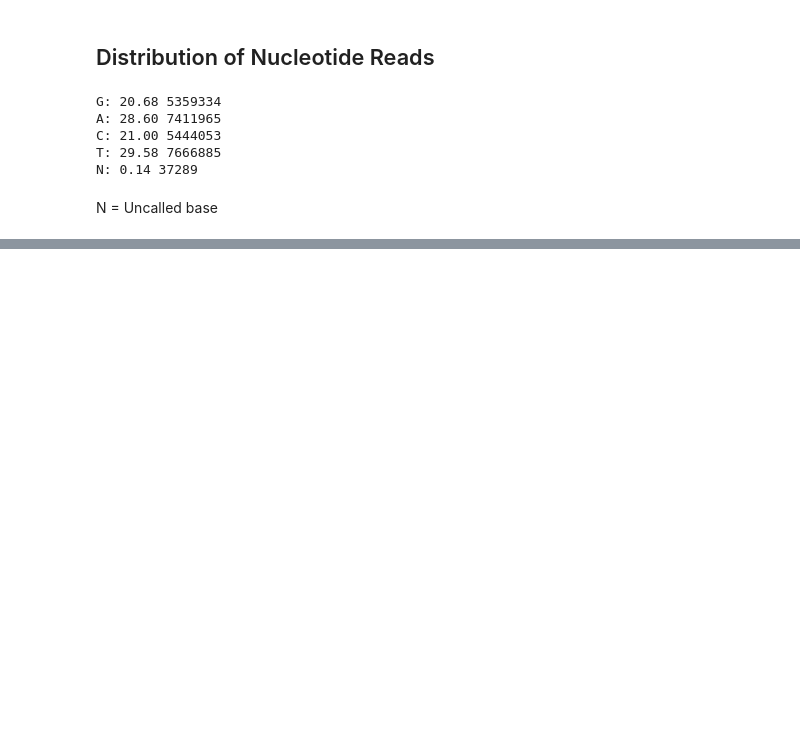
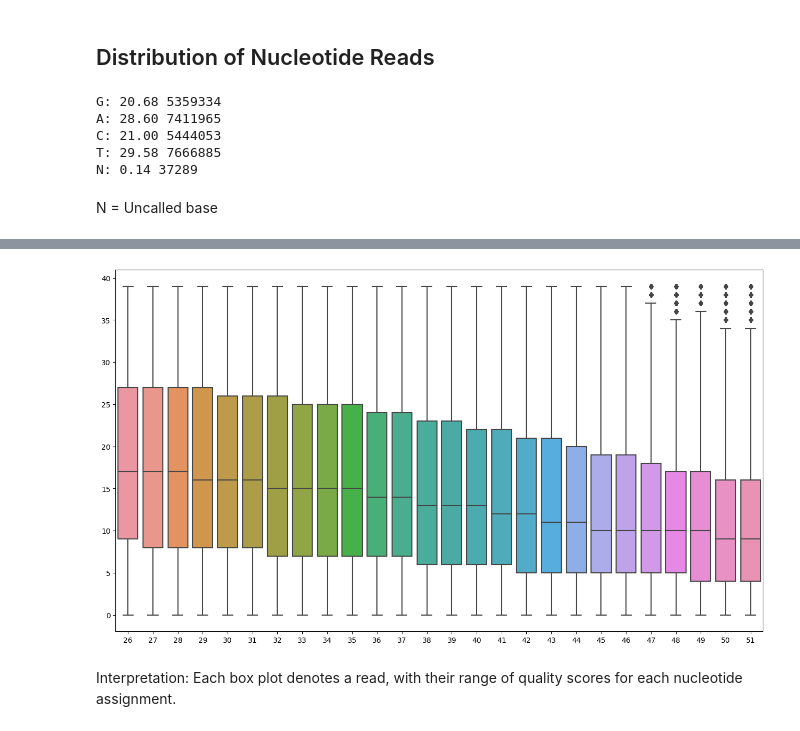
Before and after one commit to debnathk/bioinformatics, a Jupyter notebook: Python/codes/Bioinformatics_with_biopython/part_1/quality_reads_fastq.ipynb, the cells around one changed output, grey strips where cells are left out. Saved outputs shown, nothing was run; the diff lists cells and outputs as text; code cells hidden in the pictures; blank space fills up the shorter version.

```diff
--- a/Python/codes/Bioinformatics_with_biopython/part_1/quality_reads_fastq.ipynb
+++ b/Python/codes/Bioinformatics_with_biopython/part_1/quality_reads_fastq.ipynb
@@ -73,0 +100,11 @@ N = Uncalled base
+# %%
+recs = SeqIO.parse(gzip.open('SRR003265.filt.fastq.gz', 'rt', encoding='utf-8'), 'fastq')
+cnt_qual = defaultdict(int)
+for rec in recs:
+    for i, qual in enumerate(rec.letter_annotations['phred_quality']):
+        if i < 25:
+            continue
+        cnt_qual[qual] += 1
+tot = sum(cnt_qual.values())
+for qual, cnt in cnt_qual.items():
+    print('%d: %.2f %d' % (qual, 100. * cnt / tot, cnt))
@@ -73,0 +129,22 @@ N = Uncalled base
+# %%
+recs = SeqIO.parse(gzip.open('SRR003265.filt.fastq.gz', 'rt', encoding='utf-8'), 'fastq')
+qual_pos = defaultdict(list)
+for rec in recs:
+    for i, qual in enumerate(rec.letter_annotations['phred_quality']):
+        if i < 25 or qual == 40:
+            continue
+        pos = i + 1
+        qual_pos[pos].append(qual)
+vps = []
+poses = list(qual_pos.keys())
+poses.sort()
+for pos in poses:
+    vps.append(qual_pos[pos])
+fig, ax = plt.subplots(figsize=(16,9))
+sns.boxplot(data=vps, ax=ax)
+ax.set_xticklabels([str(x) for x in range(26, max(qual_pos.keys()) + 1)])
+pass
+# %% [output]
+[figure, added]
+# %% [markdown]
+Interpretation: Each box plot denotes a read, with their range of quality scores for each nucleotide assignment.
```
Also changed, not shown: parts of 7 cells of this notebook, 1 other file.
